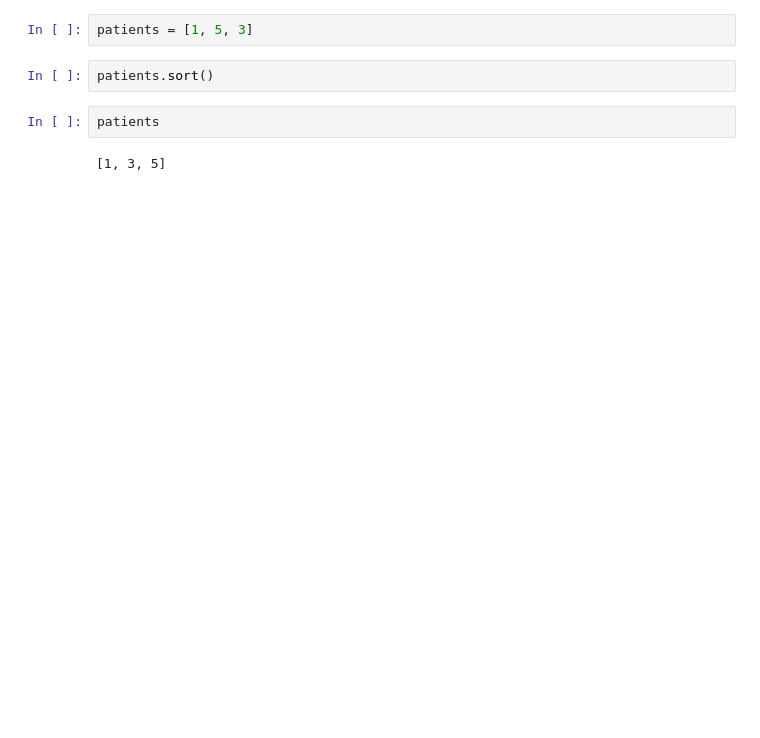
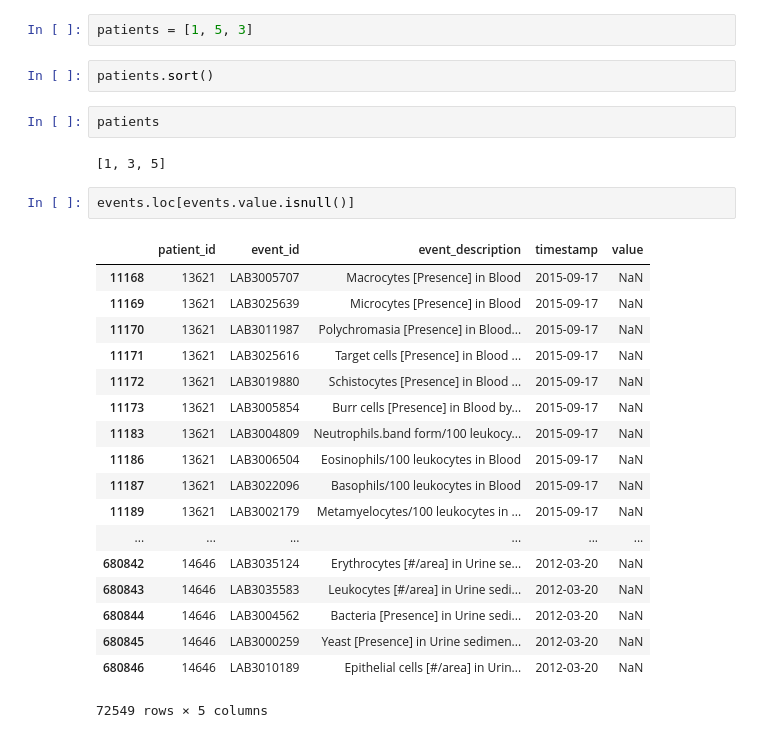
Before and after one commit to VincentLa/GeorgiaTech, a Jupyter notebook: cse6250/903178639-vla6-hw1/Homework1.ipynb, the cells around one changed output. Drawn from its saved outputs; the diff is of its cells as text; blank space fills up the shorter version.

```diff
--- a/cse6250/903178639-vla6-hw1/Homework1.ipynb
+++ b/cse6250/903178639-vla6-hw1/Homework1.ipynb
@@ -469,3 +510,24 @@ patients.sort()
 patients
 # %% [output]
 [1, 3, 5]
+# %%
+events.loc[events.value.isnull()]
+# %% [output]
+|  | patient_id | event_id | event_description | timestamp | value |
+| 11168 | 13621 | LAB3005707 | Macrocytes [Presence] in Blood | 2015-09-17 | NaN |
+| 11169 | 13621 | LAB3025639 | Microcytes [Presence] in Blood | 2015-09-17 | NaN |
+| 11170 | 13621 | LAB3011987 | Polychromasia [Presence] in Blood... | 2015-09-17 | NaN |
+| 11171 | 13621 | LAB3025616 | Target cells [Presence] in Blood ... | 2015-09-17 | NaN |
+| 11172 | 13621 | LAB3019880 | Schistocytes [Presence] in Blood ... | 2015-09-17 | NaN |
+| 11173 | 13621 | LAB3005854 | Burr cells [Presence] in Blood by... | 2015-09-17 | NaN |
+| 11183 | 13621 | LAB3004809 | Neutrophils.band form/100 leukocy... | 2015-09-17 | NaN |
+| 11186 | 13621 | LAB3006504 | Eosinophils/100 leukocytes in Blood | 2015-09-17 | NaN |
+| 11187 | 13621 | LAB3022096 | Basophils/100 leukocytes in Blood | 2015-09-17 | NaN |
+| 11189 | 13621 | LAB3002179 | Metamyelocytes/100 leukocytes in ... | 2015-09-17 | NaN |
+| ... | ... | ... | ... | ... | ... |
+| 680842 | 14646 | LAB3035124 | Erythrocytes [#/area] in Urine se... | 2012-03-20 | NaN |
+| 680843 | 14646 | LAB3035583 | Leukocytes [#/area] in Urine sedi... | 2012-03-20 | NaN |
+| 680844 | 14646 | LAB3004562 | Bacteria [Presence] in Urine sedi... | 2012-03-20 | NaN |
+| 680845 | 14646 | LAB3000259 | Yeast [Presence] in Urine sedimen... | 2012-03-20 | NaN |
+| 680846 | 14646 | LAB3010189 | Epithelial cells [#/area] in Urin... | 2012-03-20 | NaN |
+72549 rows × 5 columns
```
Also changed, not shown: parts of 14 cells of this notebook, 7 other files.
